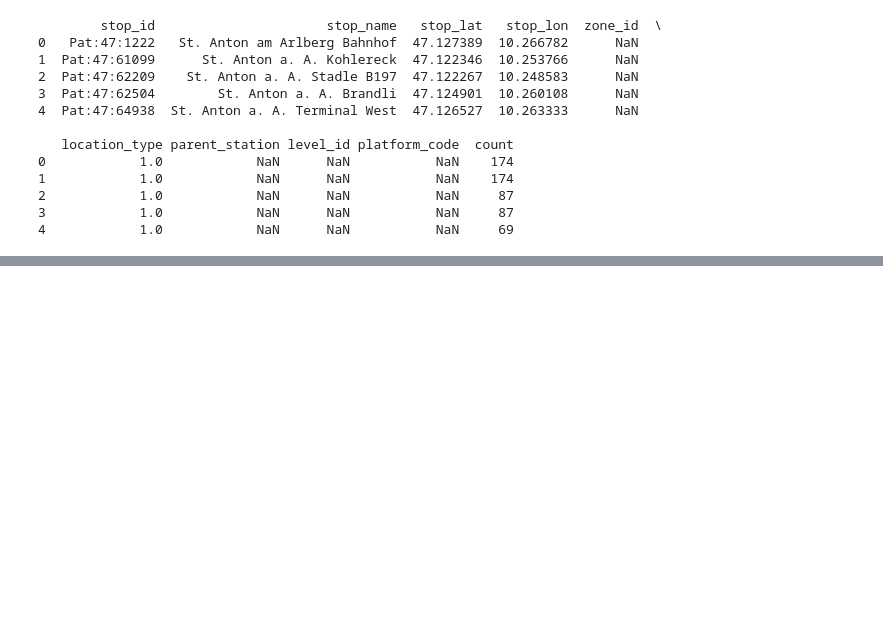
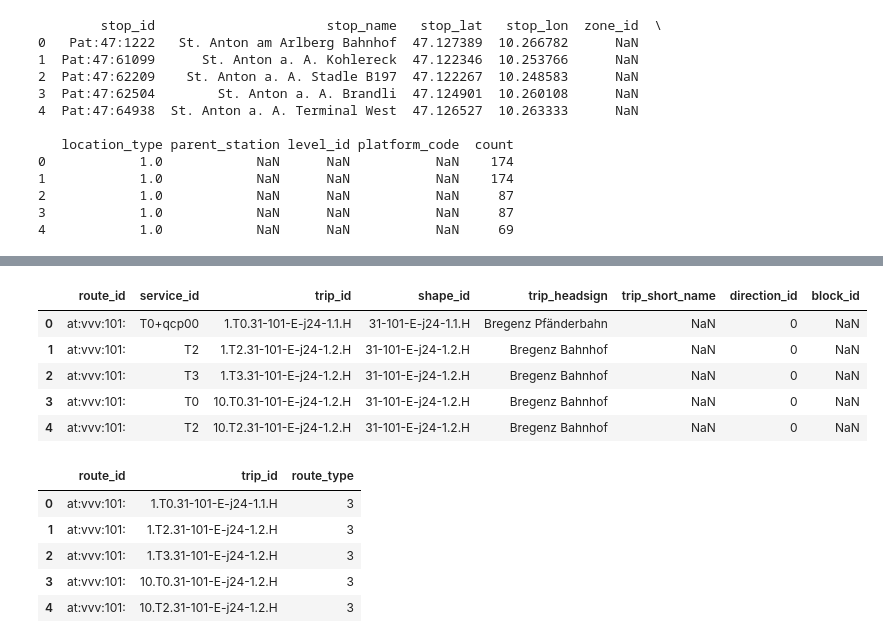
Before and after one commit to LeonRischar/ptsql_austria, a Jupyter notebook: src/test.ipynb, the cells around one changed output, grey strips where cells are left out. Saved outputs shown, nothing was run; the diff lists cells and outputs as text; code cells hidden in the pictures; blank space fills up the shorter version.

```diff
--- a/src/test.ipynb
+++ b/src/test.ipynb
@@ -186,0 +254,17 @@ display(stops_final_df)
+# %%
+display(trips_filtered_df.head())
+stop_type_df = trips_filtered_df[["route_id", "trip_id"]].merge(routes_df[["route_id", "route_type"]], on='route_id', how='left')
+display(stop_type_df.head())
+# %% [output]
+|  | route_id | service_id | trip_id | shape_id | trip_headsign | trip_short_name | direction_id | block_id |
+| 0 | at:vvv:101: | T0+qcp00 | 1.T0.31-101-E-j24-1.1.H | 31-101-E-j24-1.1.H | Bregenz Pfänderbahn | NaN | 0 | NaN |
+| 1 | at:vvv:101: | T2 | 1.T2.31-101-E-j24-1.2.H | 31-101-E-j24-1.2.H | Bregenz Bahnhof | NaN | 0 | NaN |
+| 2 | at:vvv:101: | T3 | 1.T3.31-101-E-j24-1.2.H | 31-101-E-j24-1.2.H | Bregenz Bahnhof | NaN | 0 | NaN |
+| 3 | at:vvv:101: | T0 | 10.T0.31-101-E-j24-1.2.H | 31-101-E-j24-1.2.H | Bregenz Bahnhof | NaN | 0 | NaN |
+| 4 | at:vvv:101: | T2 | 10.T2.31-101-E-j24-1.2.H | 31-101-E-j24-1.2.H | Bregenz Bahnhof | NaN | 0 | NaN |
+|  | route_id | trip_id | route_type |
+| 0 | at:vvv:101: | 1.T0.31-101-E-j24-1.1.H | 3 |
+| 1 | at:vvv:101: | 1.T2.31-101-E-j24-1.2.H | 3 |
+| 2 | at:vvv:101: | 1.T3.31-101-E-j24-1.2.H | 3 |
+| 3 | at:vvv:101: | 10.T0.31-101-E-j24-1.2.H | 3 |
+| 4 | at:vvv:101: | 10.T2.31-101-E-j24-1.2.H | 3 |
```
Also changed, not shown: parts of 14 cells of this notebook.
